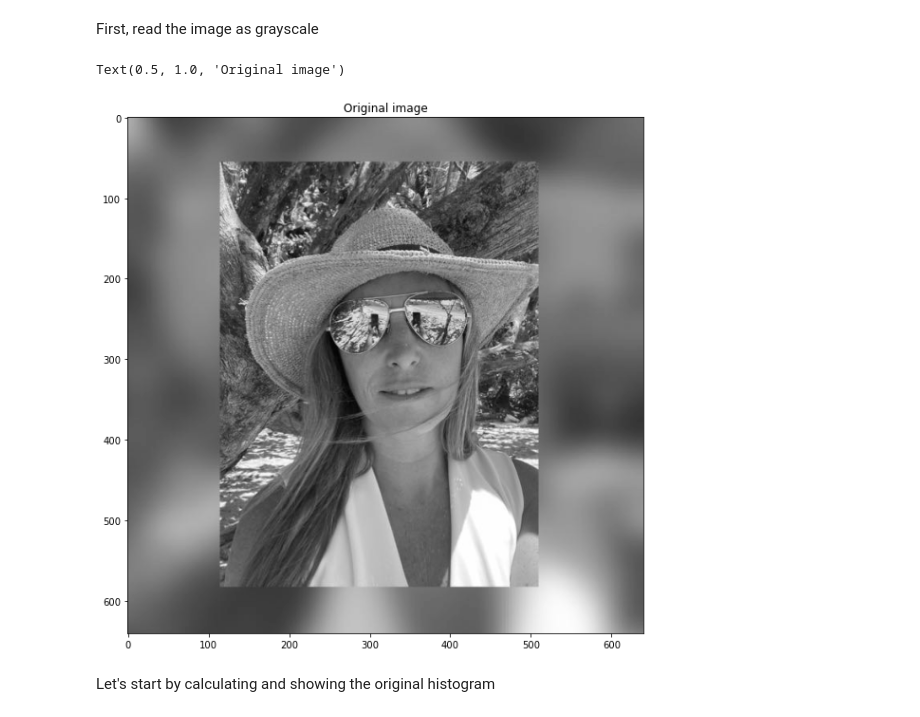
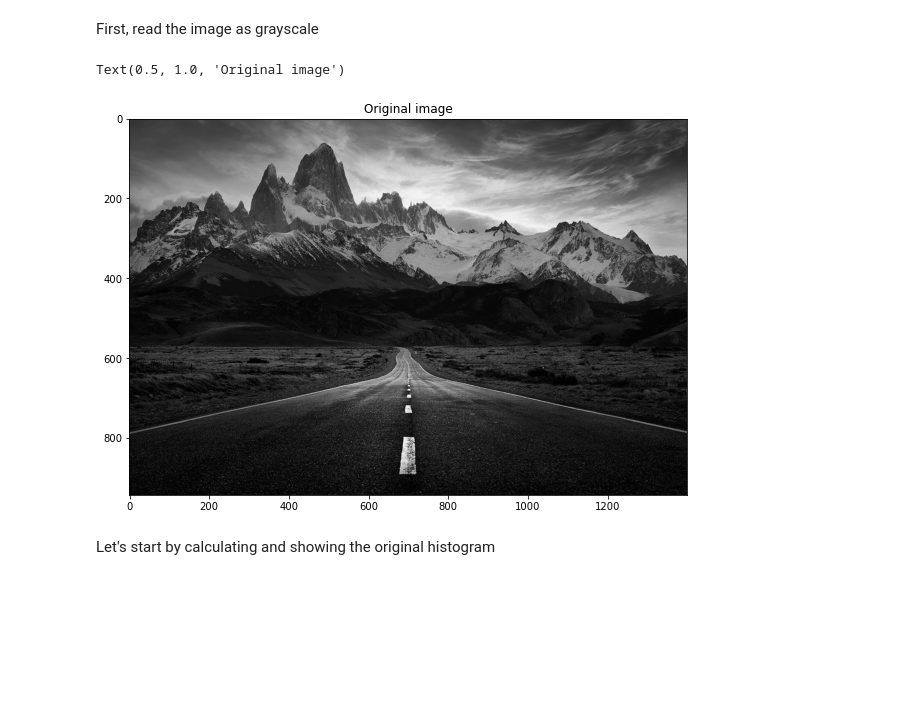
Before and after one commit to lior0110/image-manipulations, a Jupyter notebook: histogram_equalization.ipynb, the cells around one changed output. Cells and saved outputs as stored; diff of their text form; code cells hidden in the pictures; blank space fills up the shorter version.

```diff
--- a/histogram_equalization.ipynb
+++ b/histogram_equalization.ipynb
@@ -19,14 +19,14 @@ First, read the image as grayscale
 # %%
 # read as grayscale
 # I = cv2.imread("Unequalized_Hawkes_Bay_NZ.jpg",0)
-I = cv2.imread("dana1.jpg",0)
+I = cv2.imread("landscape.jpg",0)
 
 plt.figure(figsize=figsize)
 plt.imshow(I, cmap='gray', vmin=0, vmax=255)
 plt.title("Original image")
 # %% [output]
 Text(0.5, 1.0, 'Original image')
-[figure, old version]
+[figure, new version]
 # %% [markdown]
 Let's start by calculating and showing the original histogram
 # %%
```
Also changed, not shown: parts of 9 cells of this notebook.
